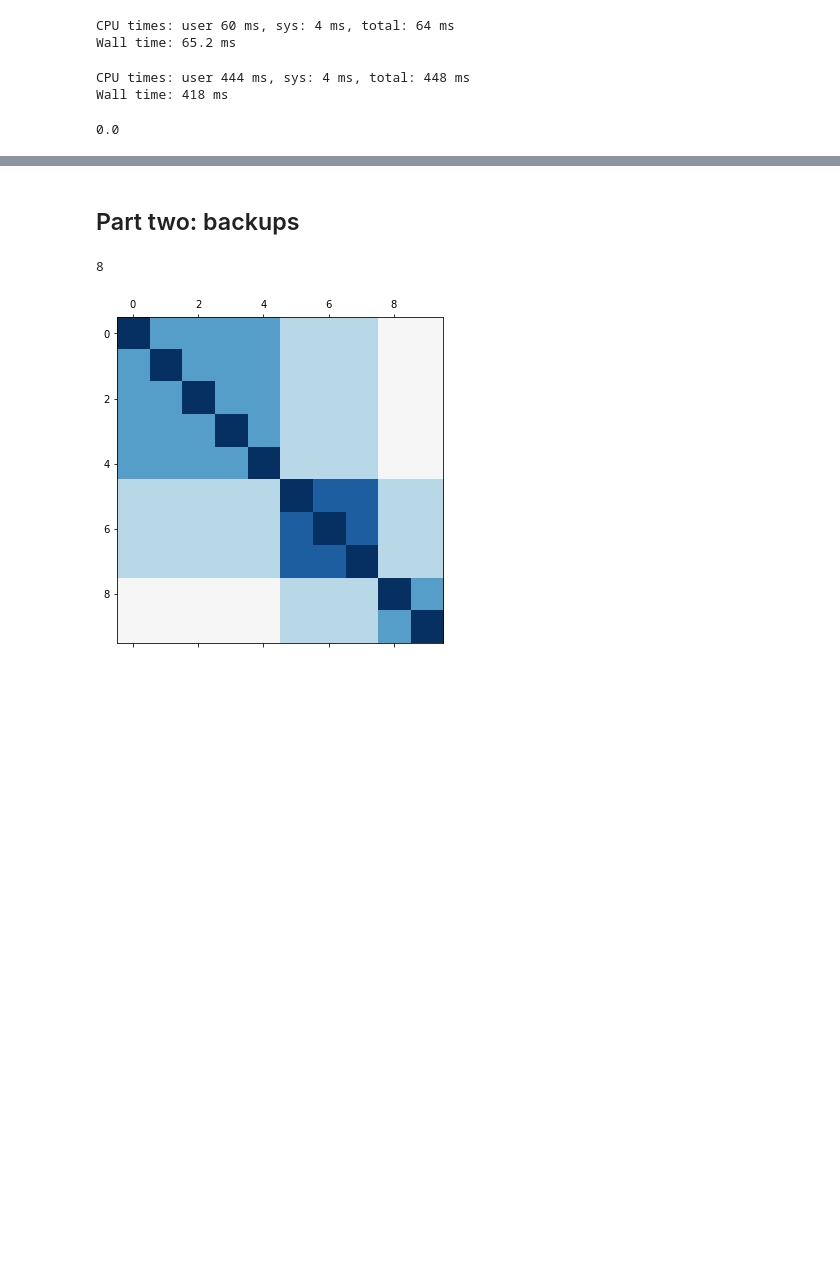
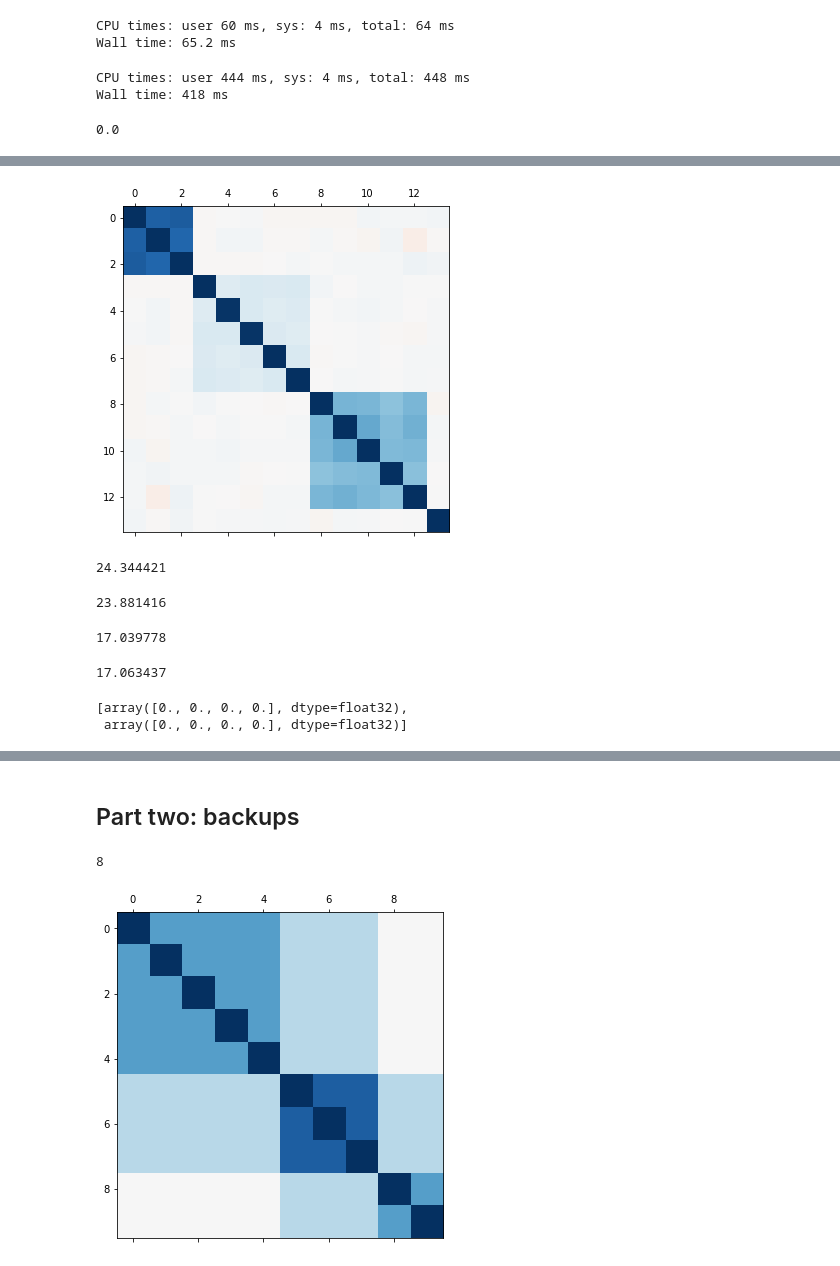
Before and after one commit to ogrisel/notebooks, a Jupyter notebook: precision_matrices.ipynb, the cells around one changed output, grey strips where cells are left out. Cells and saved outputs as stored; diff of their text form; code cells hidden in the pictures; blank space fills up the shorter version.

```diff
--- a/precision_matrices.ipynb
+++ b/precision_matrices.ipynb
@@ -190,0 +234,35 @@ Wall time: 418 ms
+# %%
+data_test = session.run(model_gt.sample(10000))
+data_test = tf.constant(data_test)
+matshow(session.run(tf.linalg.inv(tf.matmul(tf.transpose(data_test), data_test))));
+# %% [output]
+[figure, added]
+# %%
+def loss(K, data):
+    return tf.reduce_mean(0.5 * (
+        - K.log_abs_determinant()
+        + tf.reduce_sum(K.matmul(tf.transpose(data)) ** 2, axis=0)
+        + K.shape[0].value * np.log(2 * np.pi)
+    ))
+
+session.run(loss(K_gt, data_train))
+# %% [output]
+24.344421
+# %%
+
+session.run(loss(K_gt, data_test))
+# %% [output]
+23.881416
+# %%
+session.run(loss(K, data_train))
+# %% [output]
+17.039778
+# %%
+session.run(loss(K, data_test))
+# %% [output]
+17.063437
+# %%
+session.run(variables)
+# %% [output]
+[array([0., 0., 0., 0.], dtype=float32),
+ array([0., 0., 0., 0.], dtype=float32)]
```
Also changed, not shown: parts of 7 cells of this notebook.
